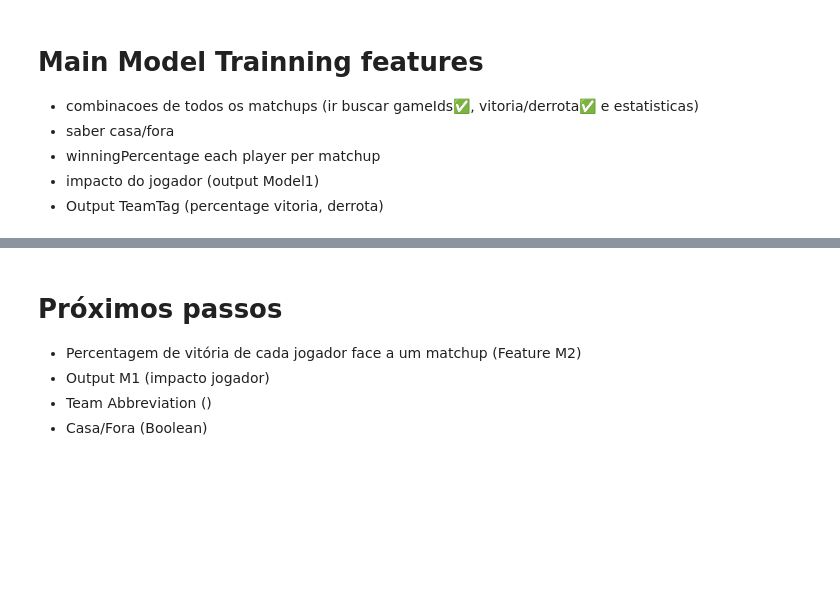
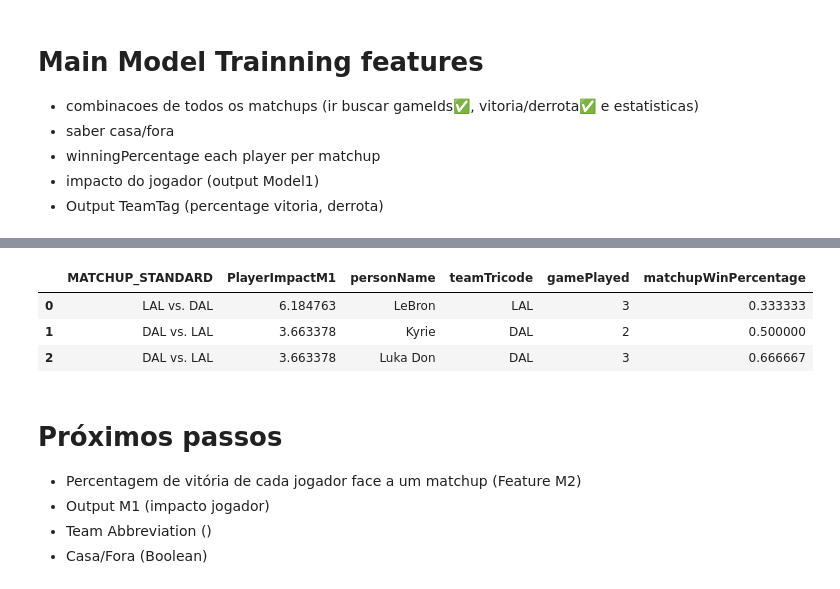
Before and after one commit to HenriqueFreitas07/NBA_ML, a Jupyter notebook: Model.ipynb, the cells around one changed output, grey strips where cells are left out. Saved outputs shown, nothing was run; the diff lists cells and outputs as text; code cells hidden in the pictures; blank space fills up the shorter version.

```diff
--- a/Model.ipynb
+++ b/Model.ipynb
@@ -218,3 +396,14 @@ print(prediction_plus_minus)
+# %%
+
+matchup_games=aggregate_matchup_data(mt,("DAL","LAL"))
+playerMatchupStats=playerMatchUpIntersection(matchup_games,players)
+if playerMatchupStats is not None:
+    display(playerMatchupStats)
+# %% [output]
+|  | MATCHUP_STANDARD | PlayerImpactM1 | personName | teamTricode | gamePlayed | matchupWinPercentage |
+| 0 | LAL vs. DAL | 6.184763 | LeBron | LAL | 3 | 0.333333 |
+| 1 | DAL vs. LAL | 3.663378 | Kyrie | DAL | 2 | 0.500000 |
+| 2 | DAL vs. LAL | 3.663378 | Luka Don | DAL | 3 | 0.666667 |
 # %% [markdown]
 # Próximos passos
 - Percentagem de vitória de cada jogador face a um matchup (Feature M2)
```
Also changed, not shown: parts of 11 cells of this notebook.
